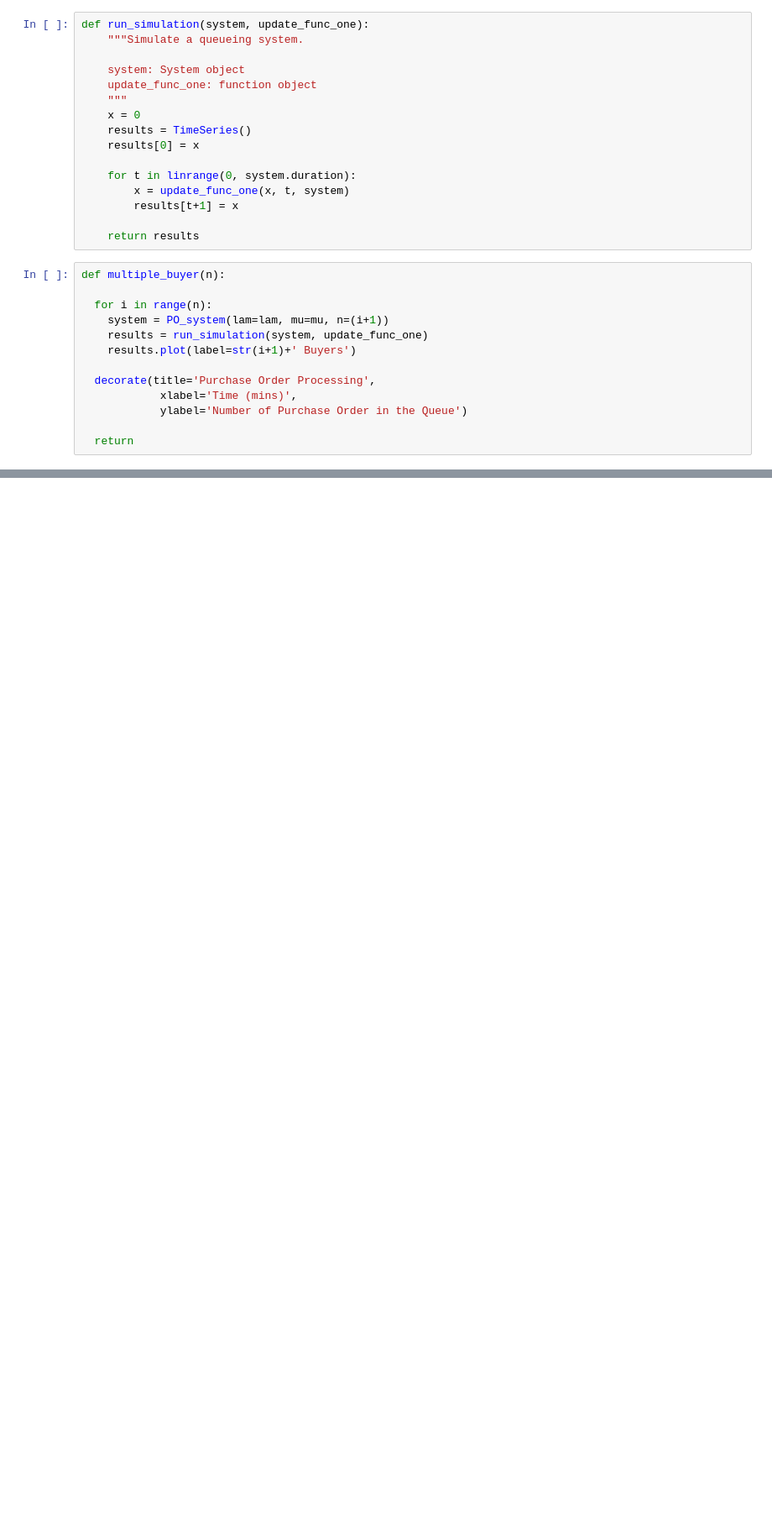
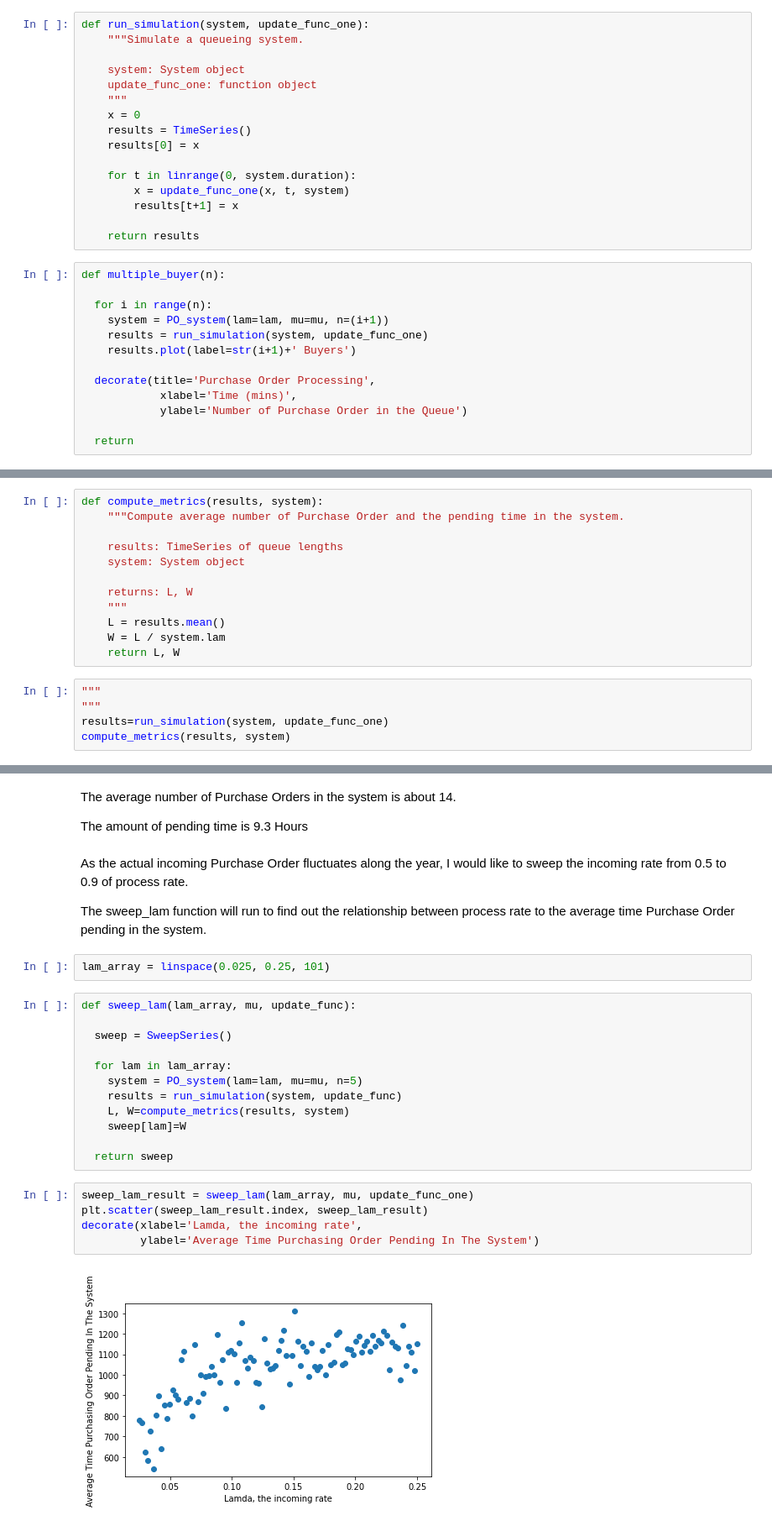
Before and after one commit to ferrysany/Assignment-1, a Jupyter notebook: project.ipynb, the cells around one changed output, grey strips where cells are left out. Shown at 84% size. Drawn from its saved outputs; the diff is of its cells as text; blank space fills up the shorter version.

```diff
--- a/project.ipynb
+++ b/project.ipynb
@@ -122,3 +124,20 @@ We can compute L, which is the average number of Purchse Order in the system,
 L=λW
 
 Where λ is the arrival rate. Here's a function that computes them.
+# %%
+def compute_metrics(results, system):
+    """Compute average number of Purchase Order and the pending time in the system.
+
+    results: TimeSeries of queue lengths
+    system: System object
+
+    returns: L, W
+    """
+    L = results.mean()
+    W = L / system.lam
+    return L, W
+# %%
+"""
+"""
+results=run_simulation(system, update_func_one)
+compute_metrics(results, system)
@@ -124,0 +146,29 @@ Where λ is the arrival rate. Here's a function that computes them.
+# %% [markdown]
+The average number of Purchase Orders in the system is about 14.
+
+The amount of pending time is 9.3 Hours
+# %% [markdown]
+As the actual incoming Purchase Order fluctuates along the year, I would like to sweep the incoming rate from 0.5 to 0.9 of process rate.
+
+The sweep_lam function will run to find out the relationship between process rate to the average time Purchase Order pending in the system.
+# %%
+lam_array = linspace(0.025, 0.25, 101)
+# %%
+def sweep_lam(lam_array, mu, update_func):
+
+  sweep = SweepSeries()
+
+  for lam in lam_array:
+    system = PO_system(lam=lam, mu=mu, n=5)
+    results = run_simulation(system, update_func)
+    L, W=compute_metrics(results, system)
+    sweep[lam]=W
+
+  return sweep
+# %%
+sweep_lam_result = sweep_lam(lam_array, mu, update_func_one)
+plt.scatter(sweep_lam_result.index, sweep_lam_result)
+decorate(xlabel='Lamda, the incoming rate',
+         ylabel='Average Time Purchasing Order Pending In The System')
+# %% [output]
+[figure, added]
```
Also changed, not shown: parts of 5 cells of this notebook.
